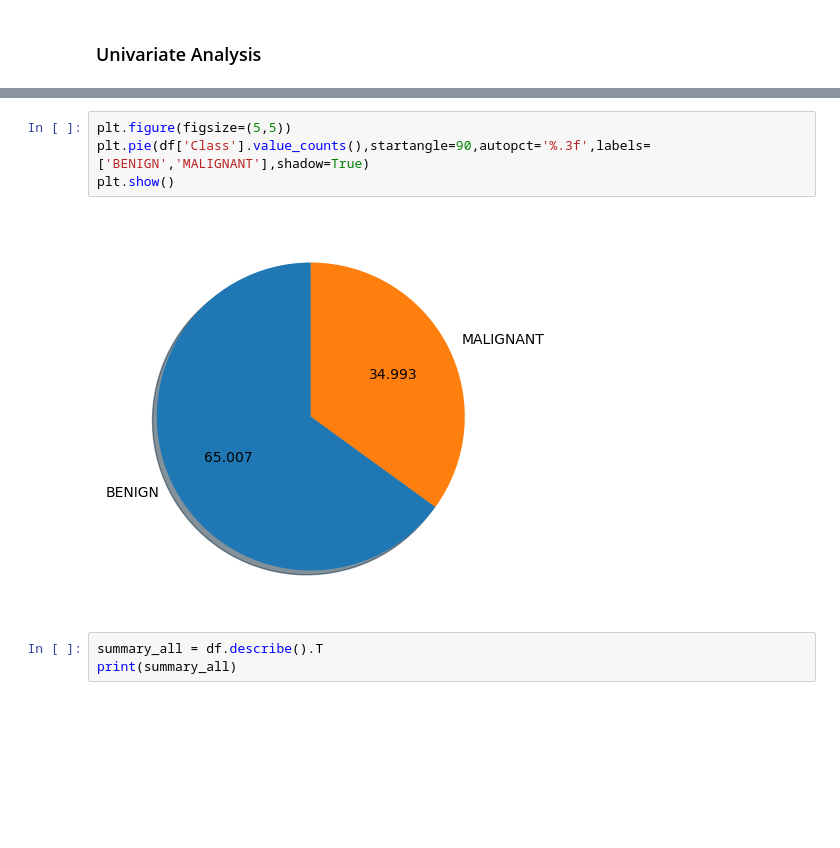
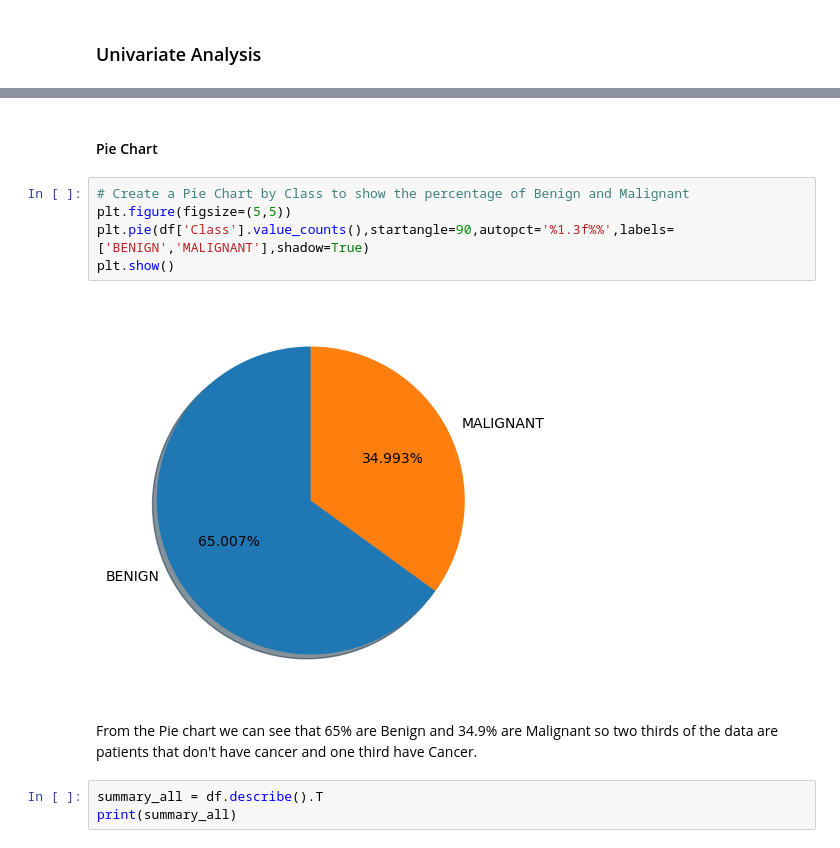
Before and after one commit to loughjo/ProgDataAnalysis-Project-2, a Jupyter notebook: ProgDataAnalysisProject2.ipynb, the cells around one changed output, grey strips where cells are left out. Drawn from its saved outputs; the diff is of its cells as text; blank space fills up the shorter version.

Commit message:
Programming Data Analysis Project 2 - 02/01/2023

```diff
--- a/ProgDataAnalysisProject2.ipynb
+++ b/ProgDataAnalysisProject2.ipynb
@@ -241,12 +298,17 @@ df.head(10)
 | 7 | 1018561 | 2 | 1 | 2 | 1 | ... |
 | 8 | 1033078 | 2 | 1 | 1 | 1 | ... |
 | 9 | 1033078 | 4 | 2 | 1 | 1 | ... |
+# %% [markdown]
+#### Pie Chart
 # %%
+# Create a Pie Chart by Class to show the percentage of Benign and Malignant
 plt.figure(figsize=(5,5))
-plt.pie(df['Class'].value_counts(),startangle=90,autopct='%.3f',labels=['BENIGN','MALIGNANT'],shadow=True)
+plt.pie(df['Class'].value_counts(),startangle=90,autopct='%1.3f%%',labels=['BENIGN','MALIGNANT'],shadow=True)
 plt.show()
 # %% [output]
-[figure, old version]
+[figure, new version]
+# %% [markdown]
+From the Pie chart we can see that 65% are Benign and 34.9% are Malignant so two thirds of the data are patients that don't have cancer and one third have Cancer.
 # %%
 summary_all = df.describe().T
 print(summary_all)
```
Also changed, not shown: parts of 102 cells of this notebook.
